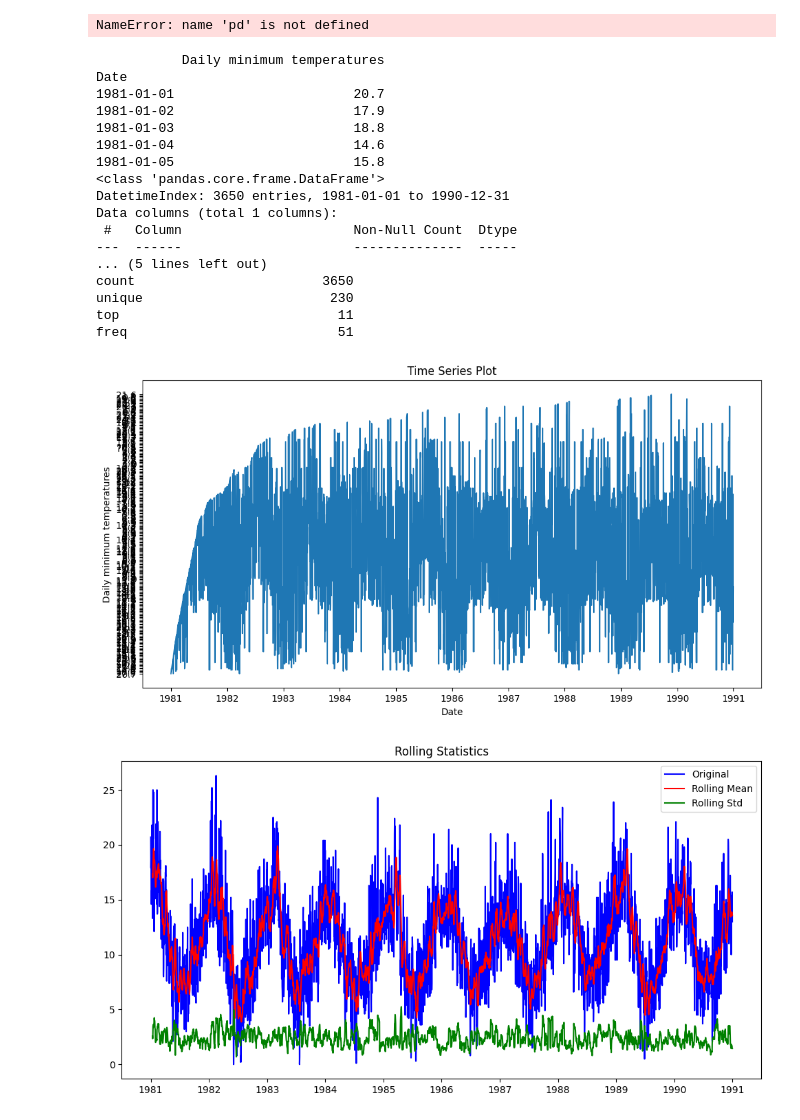
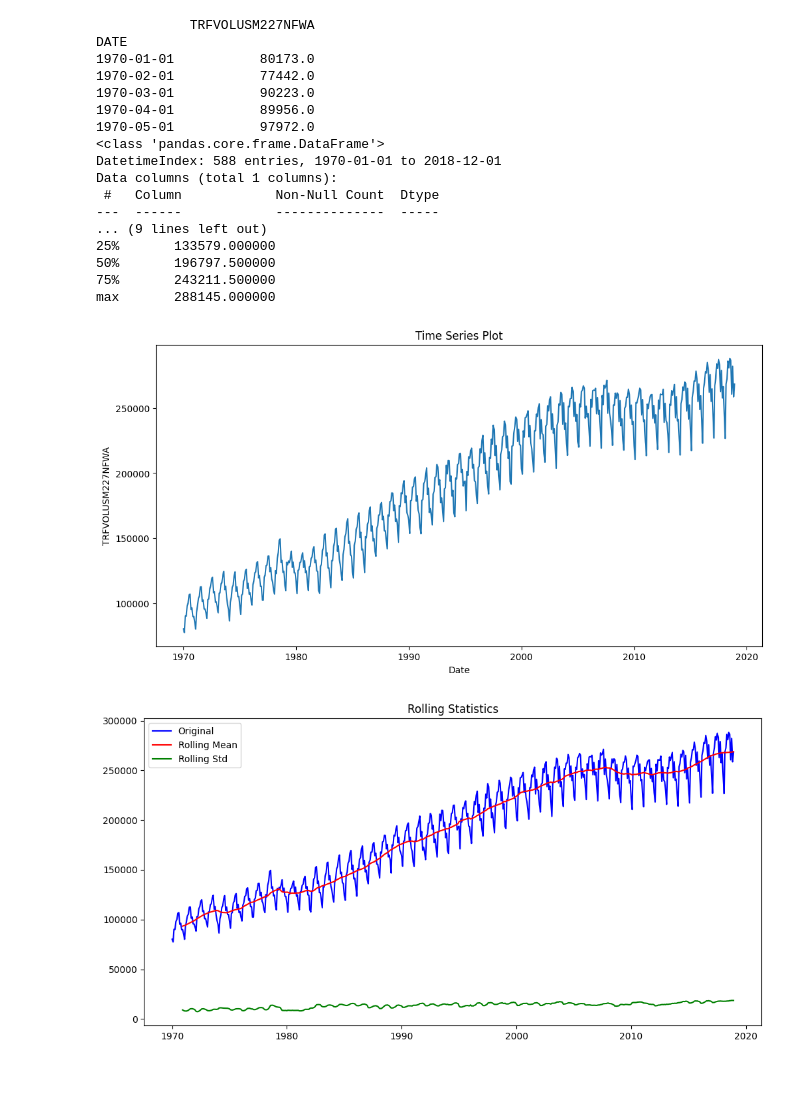
Before and after one commit to Raed-Bourouis/MLEASE, a Jupyter notebook: EDA.ipynb, the cells around one changed output. Drawn from its saved outputs; the diff is of its cells as text; code cells hidden in the pictures; blank space fills up the shorter version.

```diff
--- a/EDA.ipynb
+++ b/EDA.ipynb
@@ -9,35 +10,33 @@ import statsmodels.api as sm
 # %%
-df = pd.read_csv('Alcohol_Sales.csv', index_col='Date', parse_dates=True)
+df = pd.read_csv('datasets\Miles_Traveled.csv', index_col='DATE', parse_dates=True)
-# %% [output]
-NameError: name 'pd' is not defined
 # %%
 print(df.head())
 print(df.info())
 print(df.describe())
 # %% [output]
-           Daily minimum temperatures
-Date
-1981-01-01                       20.7
-1981-01-02                       17.9
-1981-01-03                       18.8
-1981-01-04                       14.6
-1981-01-05                       15.8
+            TRFVOLUSM227NFWA
+DATE
+1970-01-01           80173.0
+1970-02-01           77442.0
+1970-03-01           90223.0
+1970-04-01           89956.0
+1970-05-01           97972.0
 <class 'pandas.core.frame.DataFrame'>
-DatetimeIndex: 3650 entries, 1981-01-01 to 1990-12-31
+DatetimeIndex: 588 entries, 1970-01-01 to 2018-12-01
 Data columns (total 1 columns):
- #   Column                      Non-Null Count  Dtype
----  ------                      --------------  -----
-... (5 lines left out)
-count                        3650
-unique                        230
-top                            11
-freq                           51
+ #   Column            Non-Null Count  Dtype
+---  ------            --------------  -----
+... (9 lines left out)
+25%       133579.000000
+50%       196797.500000
+75%       243211.500000
+max       288145.000000
 # %%
 plt.figure(figsize=(12, 6))
-plt.plot(df.index, df['Daily minimum temperatures'])  # Specify x and y data explicitly
+plt.plot(df.index, df[df.columns[0]])  # Specify x and y data explicitly
 plt.title('Time Series Plot')
 plt.xlabel('Date')
-plt.ylabel('Daily minimum temperatures')
+plt.ylabel(df.columns[0])
 plt.show()
 # %% [output]
-[figure, old version]
+[figure, new version]
@@ -44,20 +47,24 @@ plt.show()
 # %%
-# Convert 'Daily minimum temperatures' column to numeric, handling errors
-df['Daily minimum temperatures'] = pd.to_numeric(df['Daily minimum temperatures'].str.replace('?', ''), errors='coerce')
-
-#calculate rolling statistics
-rolling_mean = df['Daily minimum temperatures'].rolling(window=12).mean()
-rolling_std = df['Daily minimum temperatures'].rolling(window=12).std()
+# Convert 'S4248SM144NCEN' column to numeric, handling errors
+try:
+    df[df.columns[0]] = pd.to_numeric(
+        df[df.columns[0]].str.replace("?", ""), errors="coerce"
+    )
+except:
+    pass
+finally:
+    rolling_mean = df[df.columns[0]].rolling(window=12).mean()
+    rolling_std = df[df.columns[0]].rolling(window=12).std()
 
 plt.figure(figsize=(12, 6))
-plt.plot(df['Daily minimum temperatures'], color='blue', label='Original')
-plt.plot(rolling_mean, color='red', label='Rolling Mean')
-plt.plot(rolling_std, color='green', label='Rolling Std')
-plt.legend(loc='best')
-plt.title('Rolling Statistics')
+plt.plot(df[df.columns[0]], color="blue", label="Original")
+plt.plot(rolling_mean, color="red", label="Rolling Mean")
+plt.plot(rolling_std, color="green", label="Rolling Std")
+plt.legend(loc="best")
+plt.title("Rolling Statistics")
 plt.show()
 # %% [output]
-[figure, old version]
+[figure, new version]
 # %%
 decomposition = seasonal_decompose(df, model='additive', period=12)  # Adjust period as needed
 
```
Also changed, not shown: parts of 7 cells of this notebook.
